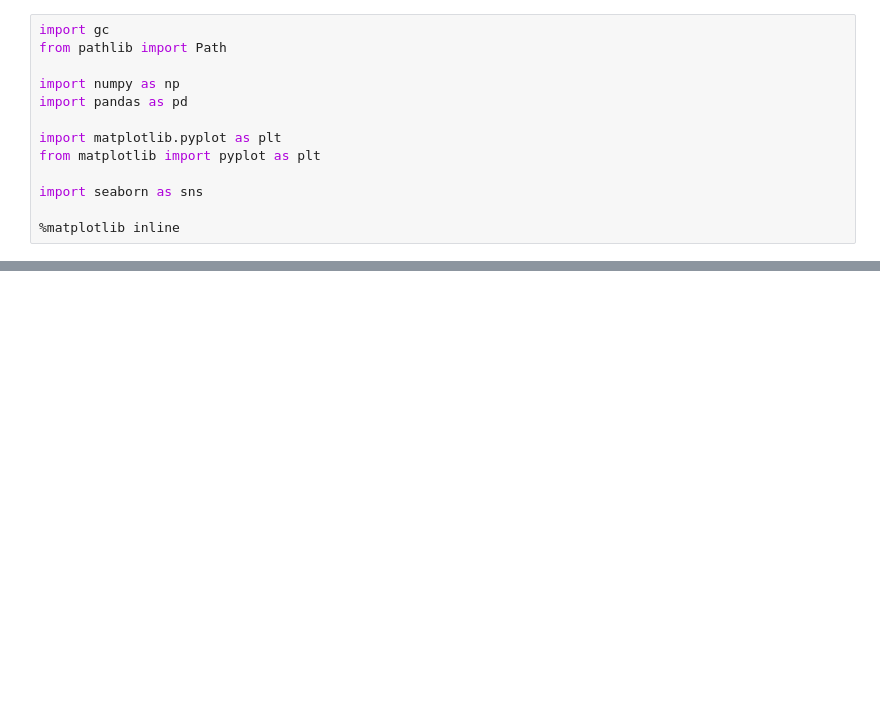
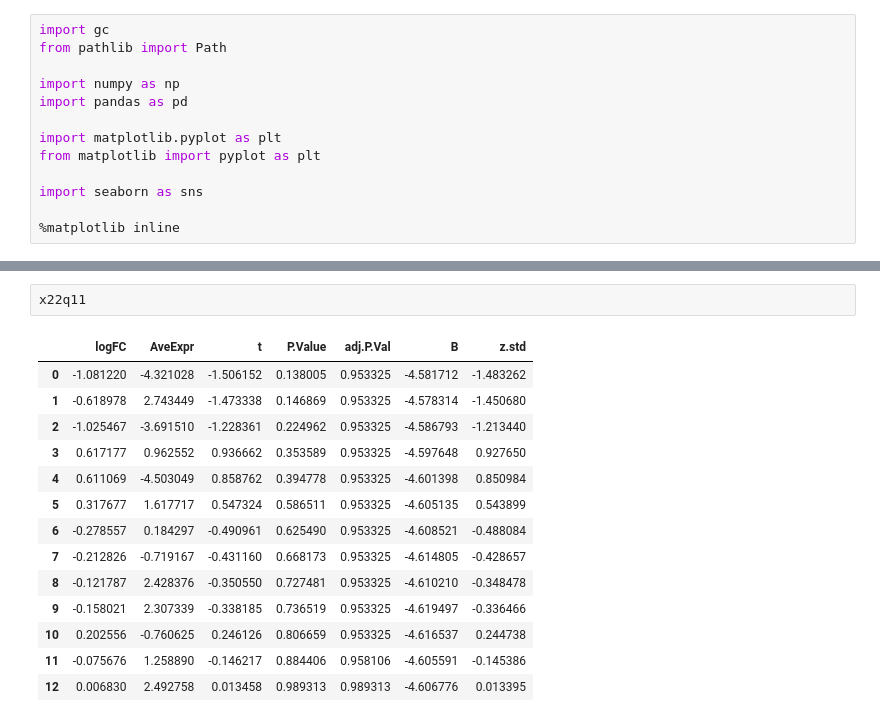
Before and after one commit to deepak-kaji/schizophrenia_organoid_convergence, a Jupyter notebook: Figures/Supplementary_Figure_crumblr.ipynb, the cells around one changed output, grey strips where cells are left out. Cells and saved outputs as stored; diff of their text form; blank space fills up the shorter version.

```diff
--- a/Figures/Supplementary_Figure_crumblr.ipynb
+++ b/Figures/Supplementary_Figure_crumblr.ipynb
@@ -24,0 +60,17 @@ idiopathic = pd.read_csv('/mnt/sdb/scz_meta_analysis_processed/dge_signatures/cr
+# %%
+x22q11
+# %% [output]
+|  | logFC | AveExpr | t | P.Value | adj.P.Val | B | z.std |
+| 0 | -1.081220 | -4.321028 | -1.506152 | 0.138005 | 0.953325 | -4.581712 | -1.483262 |
+| 1 | -0.618978 | 2.743449 | -1.473338 | 0.146869 | 0.953325 | -4.578314 | -1.450680 |
+| 2 | -1.025467 | -3.691510 | -1.228361 | 0.224962 | 0.953325 | -4.586793 | -1.213440 |
+| 3 | 0.617177 | 0.962552 | 0.936662 | 0.353589 | 0.953325 | -4.597648 | 0.927650 |
+| 4 | 0.611069 | -4.503049 | 0.858762 | 0.394778 | 0.953325 | -4.601398 | 0.850984 |
+| 5 | 0.317677 | 1.617717 | 0.547324 | 0.586511 | 0.953325 | -4.605135 | 0.543899 |
+| 6 | -0.278557 | 0.184297 | -0.490961 | 0.625490 | 0.953325 | -4.608521 | -0.488084 |
+| 7 | -0.212826 | -0.719167 | -0.431160 | 0.668173 | 0.953325 | -4.614805 | -0.428657 |
+| 8 | -0.121787 | 2.428376 | -0.350550 | 0.727481 | 0.953325 | -4.610210 | -0.348478 |
+| 9 | -0.158021 | 2.307339 | -0.338185 | 0.736519 | 0.953325 | -4.619497 | -0.336466 |
+| 10 | 0.202556 | -0.760625 | 0.246126 | 0.806659 | 0.953325 | -4.616537 | 0.244738 |
+| 11 | -0.075676 | 1.258890 | -0.146217 | 0.884406 | 0.958106 | -4.605591 | -0.145386 |
+| 12 | 0.006830 | 2.492758 | 0.013458 | 0.989313 | 0.989313 | -4.606776 | 0.013395 |
```
Also changed, not shown: parts of 3 cells of this notebook, 2 other files.
